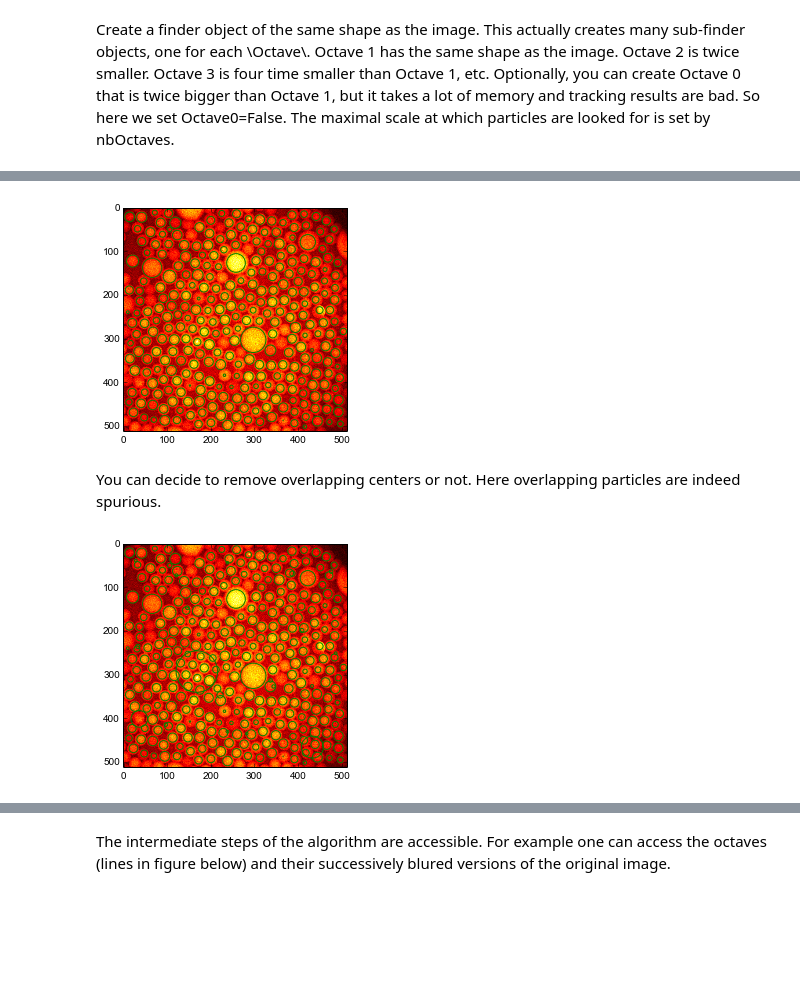
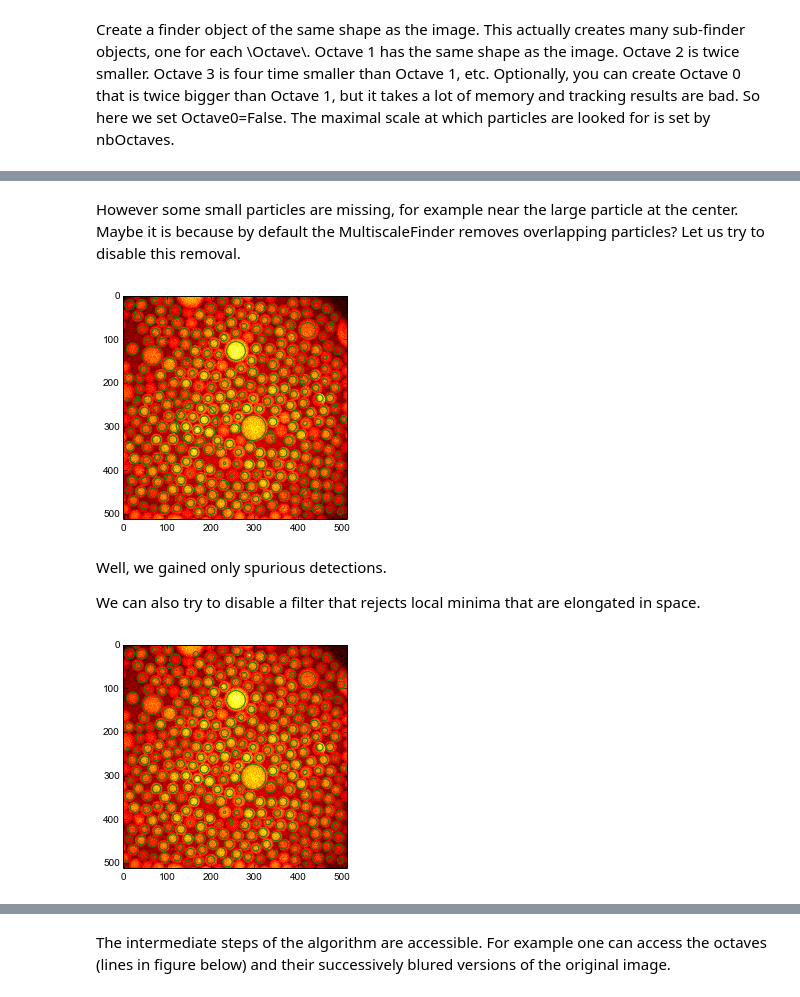
Before and after one commit to MathieuLeocmach/colloids, a Jupyter notebook: python/colloids/notebooks/Multiscale.ipynb, the cells around one changed output, grey strips where cells are left out. Cells and saved outputs as stored; diff of their text form; code cells hidden in the pictures; blank space fills up the shorter version.

```diff
--- a/python/colloids/notebooks/Multiscale.ipynb
+++ b/python/colloids/notebooks/Multiscale.ipynb
@@ -10,8 +10,8 @@ from colloids import track
 # %% [markdown]
 We also need to define a function to quickly plot circles of different sizes on a figure
 # %%
-def draw_circles(centers, **kwargs):
-    for x,y,r in centers:
+def draw_circles(xs, ys, rs, **kwargs):
+    for x,y,r in zip(xs,ys,rs):
         circle = plt.Circle((x,y), radius=r, **kwargs)
         plt.gca().add_patch(circle)
 # %% [markdown]
@@ -34,14 +46,18 @@ Feed the image in the tracker with default tracking parameters already does a gr
+# %% [markdown]
+However some small particles are missing, for example near the large particle at the center. Maybe it is because by default the MultiscaleFinder removes overlapping particles? Let us try to disable this removal.
 # %%
-centers = finder(im)
-draw_circles(centers[:,:-1], facecolor='none', edgecolor='g')
+centers = finder(im, removeOverlap=False)
+draw_circles(centers[:,0], centers[:,1], centers[:,2], facecolor='none', edgecolor='g')
 plt.imshow(im, 'hot');
 # %% [output]
-[figure, old version]
+[figure, new version]
-# %% [markdown]
-You can decide to remove overlapping centers or not. Here overlapping particles are indeed spurious.
+# %% [markdown]
+Well, we gained only spurious detections.
+
+We can also try to disable a filter that rejects local minima that are elongated in space.
 # %%
-centers = finder(im, removeOverlap=False)
-draw_circles(centers[:,:-1], facecolor='none', edgecolor='g')
+centers = finder(im, maxedge=-1)
+draw_circles(centers[:,0], centers[:,1], centers[:,2], facecolor='none', edgecolor='g')
 plt.imshow(im, 'hot');
 # %% [output]
-[figure, old version]
+[figure, new version]
```
Also changed, not shown: parts of 18 cells of this notebook.
